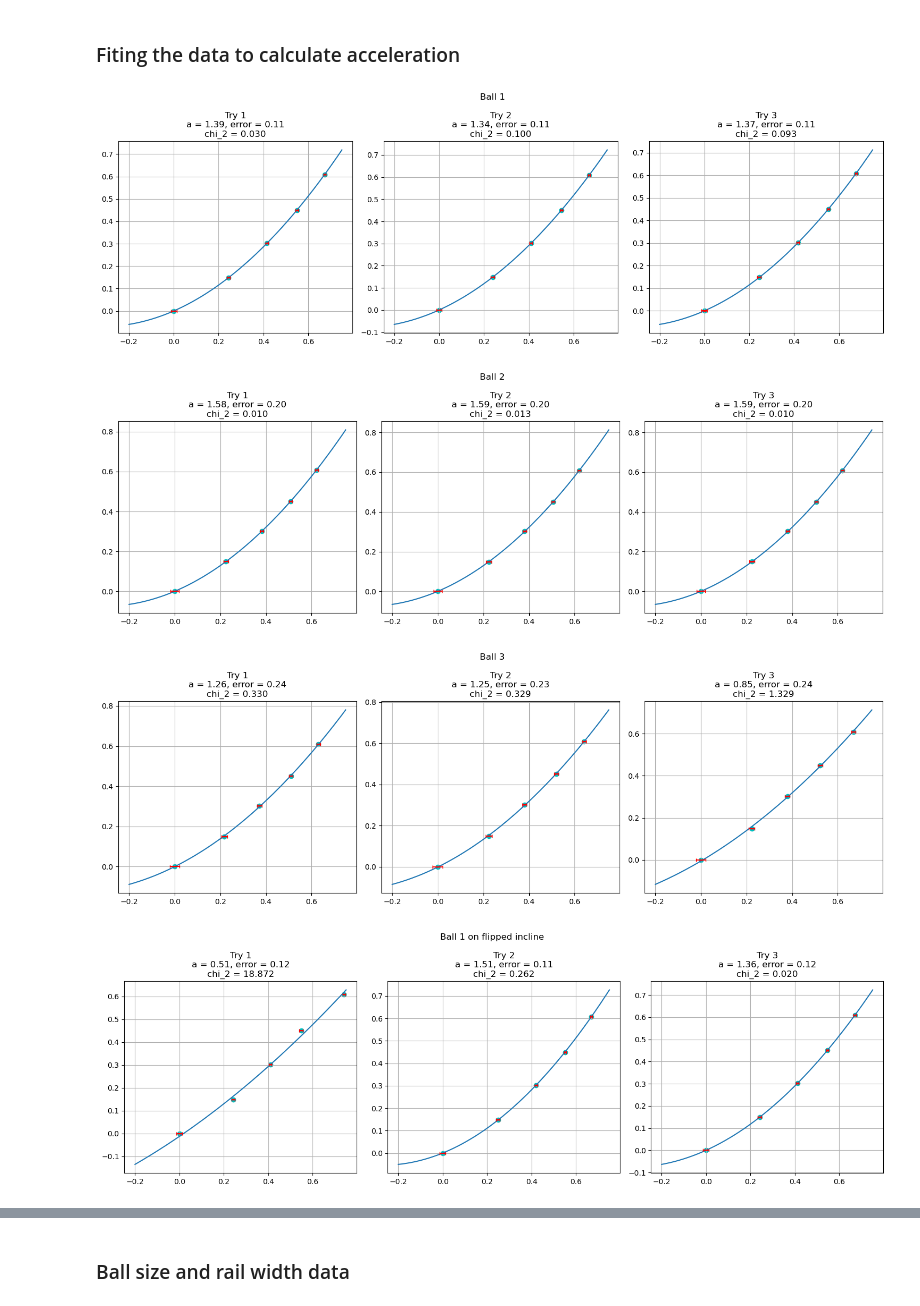
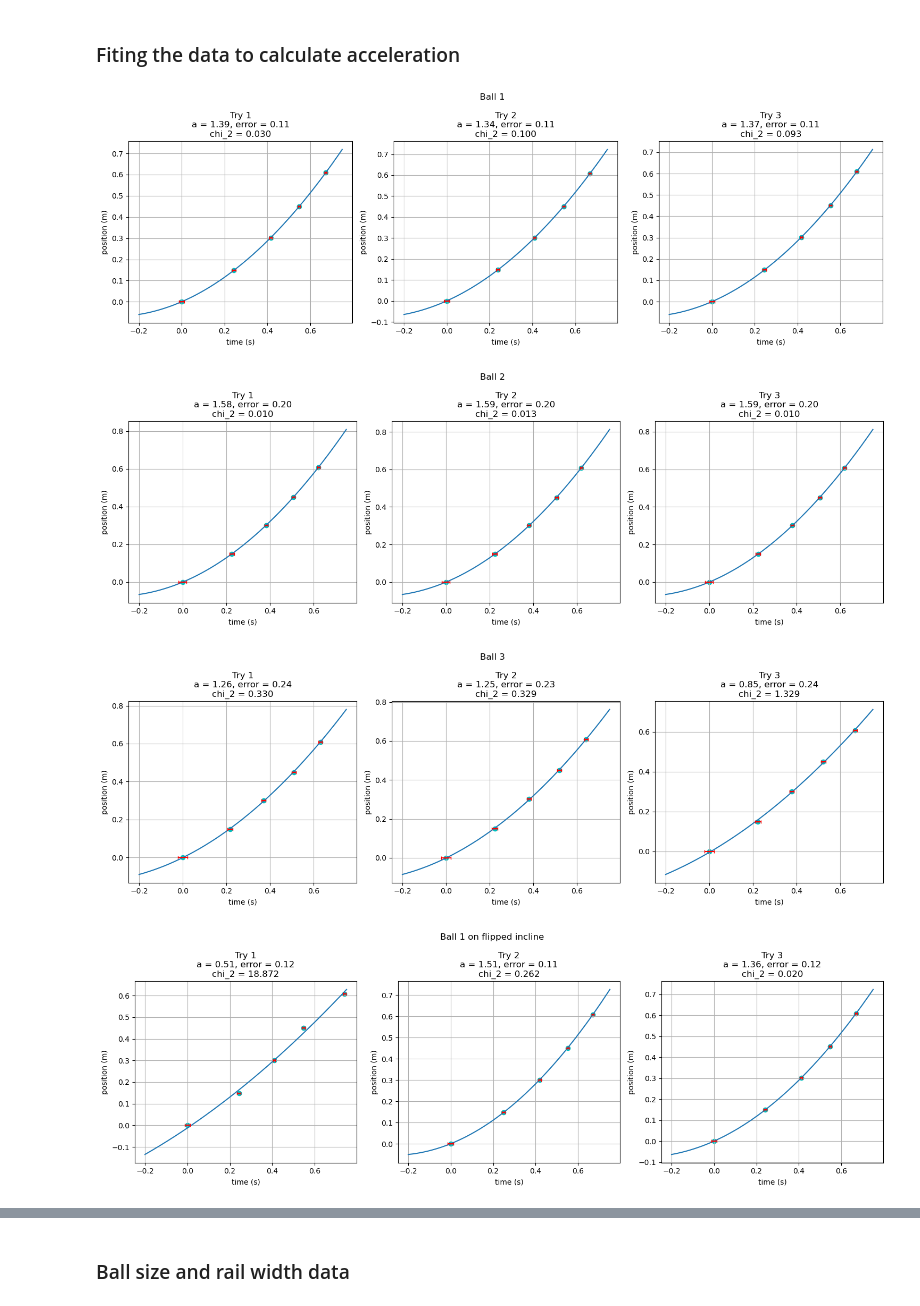
Before and after one commit to miguitarra/AppStats2024, a Jupyter notebook: Plane/incline_clean.ipynb, the cells around one changed output, grey strips where cells are left out. Cells and saved outputs as stored; diff of their text form; code cells hidden in the pictures.

```diff
--- a/Plane/incline_clean.ipynb
+++ b/Plane/incline_clean.ipynb
@@ -276,34 +282,42 @@ def position_vs_time_with_fit(no_of_ball, entry_times, t_errors, x_mean, x_error
         fig.suptitle(f'Ball {no_of_ball} on flipped incline')
     else:
         fig.suptitle(f'Ball {no_of_ball}')
     axs[0].plot(domain, vals1)
     axs[0].scatter(entry_times[f'{no_of_ball}1'], x_mean, color='c')
     axs[0].errorbar(entry_times[f'{no_of_ball}1'], x_mean, xerr=t_errors[f'{no_of_ball}1'], yerr=x_errors, fmt='none', ecolor='red', capsize=2)
     axs[0].set_title(f'Try 1\na = {pars1[0]:.{precision}f}, error = {errs1[0]:.{precision}f}\nchi_2 = {chi2_1:.3f}')
+    axs[0].set_xlabel('time (s)')
+    axs[0].set_ylabel('position (m)')
 
     axs[1].plot(domain, vals2)
     axs[1].scatter(entry_times[f'{no_of_ball}2'], x_mean, color='c')
     axs[1].errorbar(entry_times[f'{no_of_ball}2'], x_mean, xerr=t_errors[f'{no_of_ball}2'], yerr=x_errors, fmt='none', ecolor='red', capsize=2)
     axs[1].set_title(f'Try 2\na = {pars2[0]:.{precision}f}, error = {errs2[0]:.{precision}f}\nchi_2 = {chi2_2:.3f}')
+    axs[1].set_xlabel('time (s)')
+    axs[1].set_ylabel('position (m)')
+
 
     axs[2].plot(domain, vals3)
     axs[2].scatter(entry_times[f'{no_of_ball}3'], x_mean, color='c')
     axs[2].errorbar(entry_times[f'{no_of_ball}3'], x_mean, xerr=t_errors[f'{no_of_ball}3'], yerr=x_errors, fmt='none', ecolor='red', capsize=2)
     axs[2].set_title(f'Try 3\na = {pars3[0]:.{precision}f}, error = {errs3[0]:.{precision}f}\nchi_2 = {chi2_3:.3f}')
+    axs[2].set_xlabel('time (s)')
+    axs[2].set_ylabel('position (m)')
+
     for ax in axs:
         ax.grid(True)
     plt.tight_layout()
     plt.show()
 
 
 
 for i in fixed_enum:
     position_vs_time_with_fit(i, midpoints, mid_errs, x_mean, x_errors)
 
 for i in fixed_enum:
     position_vs_time_with_fit(i, midpoints_f, mid_errs_f, x_mean, x_errors, flipped=True)
 # %% [output]
-[figure, old version]
+[figure, new version]
-[figure, old version]
+[figure, new version]
-[figure, old version]
+[figure, new version]
-[figure, old version]
+[figure, new version]
```
Also changed, not shown: parts of 23 cells of this notebook.
